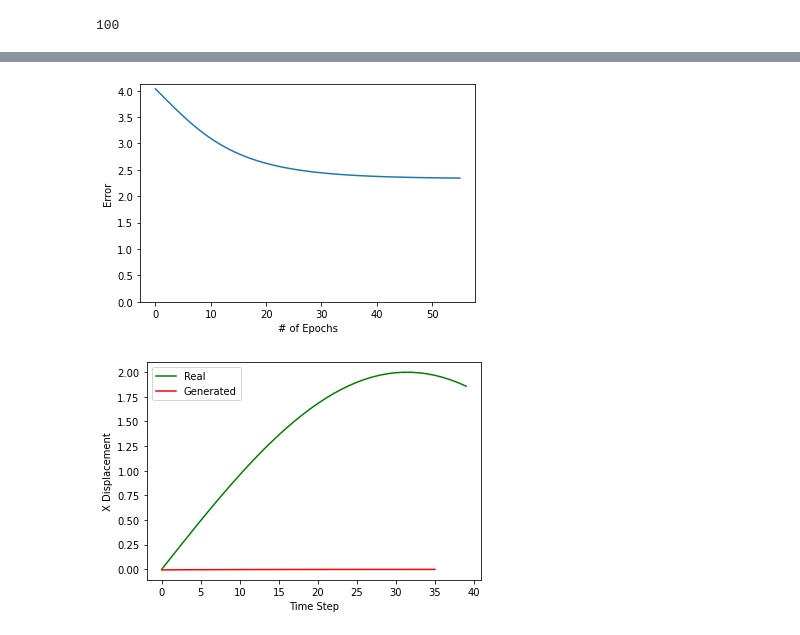
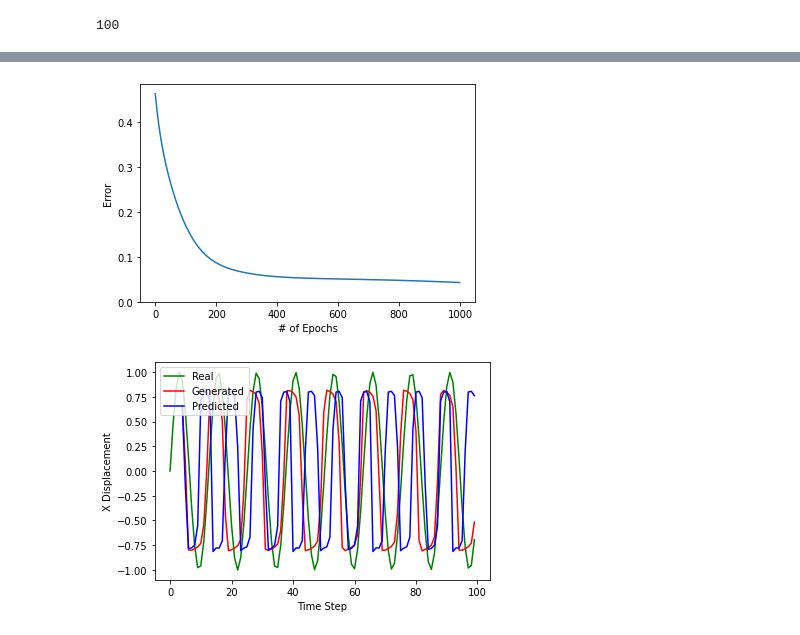
Before and after one commit to ShroomyJr/double_pendulum_nn, a Jupyter notebook: jupyter.ipynb, the cells around one changed output, grey strips where cells are left out. Cells and saved outputs as stored; diff of their text form; code cells hidden in the pictures.

Commit message:
Accurate training to sin wave and half-frequency sin wave

```diff
--- a/jupyter.ipynb
+++ b/jupyter.ipynb
@@ -10,8 +10,8 @@ random.seed(231)
 # random.seed(420)
 
 learning_rate = 0.001
-time_steps = 40
-window = 1
+time_steps = 100
+window = 4
 epochs = 1000
 # %%
 training_set = read_csv_for_network('./dataset/physics_model/0_cropped.csv')[:600]
@@ -26,13 +26,13 @@ print(len(training_set[0]))
 100
 # %%
 # Initialize Network with Nguyen_Widrow weighting
-x_network = RNN(window, 100, 1)
+x_network = RNN(window, 2, 1)
 x_network.nguyen_widrow()
 # training_set = training_groups[0]
 # Train Network on First Training Set
-training_set = [float(2*(np.sin(.05*x))) for x in range(40)]
+training_set = [float((np.sin(x/2))) for x in range(time_steps)]
 error = x_network.train(training_set[:time_steps], time_steps, \
-        learning_rate=learning_rate, epochs=1000, window=window)
+        learning_rate=learning_rate, epochs=epochs, window=window)
 # print(error)
 
 # print(x_network.w)
@@ -47,25 +63,27 @@ plt.xlabel('# of Epochs')
 plt.ylim(0)
 plt.show()
 # %% [output]
-[figure, old version]
+[figure, new version]
 # %%
-x_generated = []
-x_predicted = []
-x = training_set[0]
-for time in range(window,40):
-    _, y = x_network.feed_forward(training_set[time-window:time])
-    # _, z = x_network.feed_forward(x)
+x = training_set[0:4]
+x_generated = [None, None, None, None] #First 4 timesteps come from the original function
+x_predicted = [None, None, None, None]
+for time in range(window,time_steps):
+    _, y, _ = x_network.feed_forward(training_set[time-window:time])
+    _, z, _ = x_network.feed_forward(x)
     # x = z
-    # x_predicted.append(z)
-    x_generated.append(y)
+    x.append(z[0])
+    x = x[1:]
+    x_predicted.append(*z)
+    x_generated.append(*y)
 # print(x_generated, x_predicted)
 plt.figure(1)
-plt.plot(training_set[:40], color="g", label="Real")
+plt.plot(training_set[:time_steps], color="g", label="Real")
 plt.plot(x_generated, color="r", label="Generated")
-# plt.plot(x_predicted, color="b", label="Predicted")
+plt.plot(x_predicted, color="b", label="Predicted")
 plt.xlabel('Time Step')
 plt.ylabel('X Displacement')
 plt.legend(loc="upper left")
 plt.show()
 # %% [output]
-[figure, old version]
+[figure, new version]
```
Also changed, not shown: parts of 4 cells of this notebook, 3 other files.
